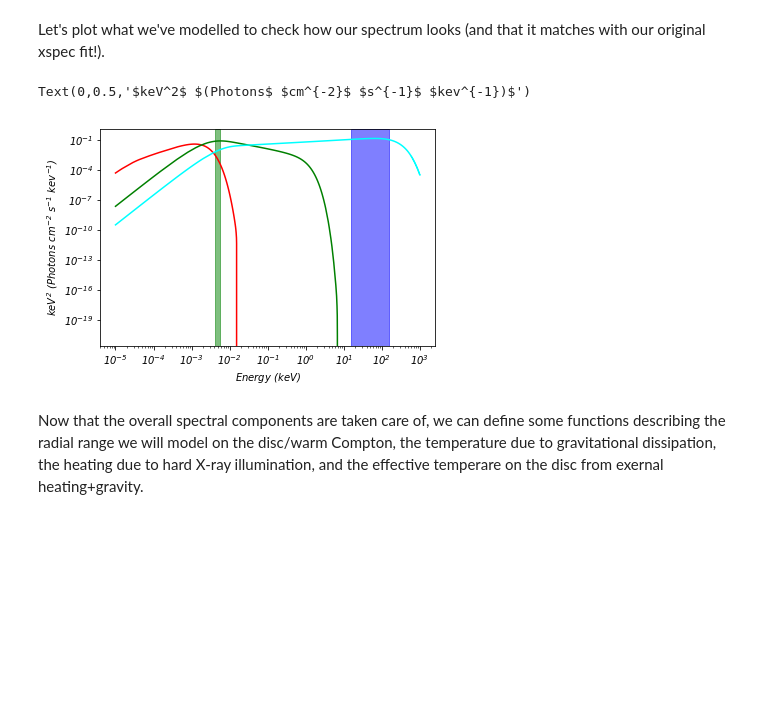
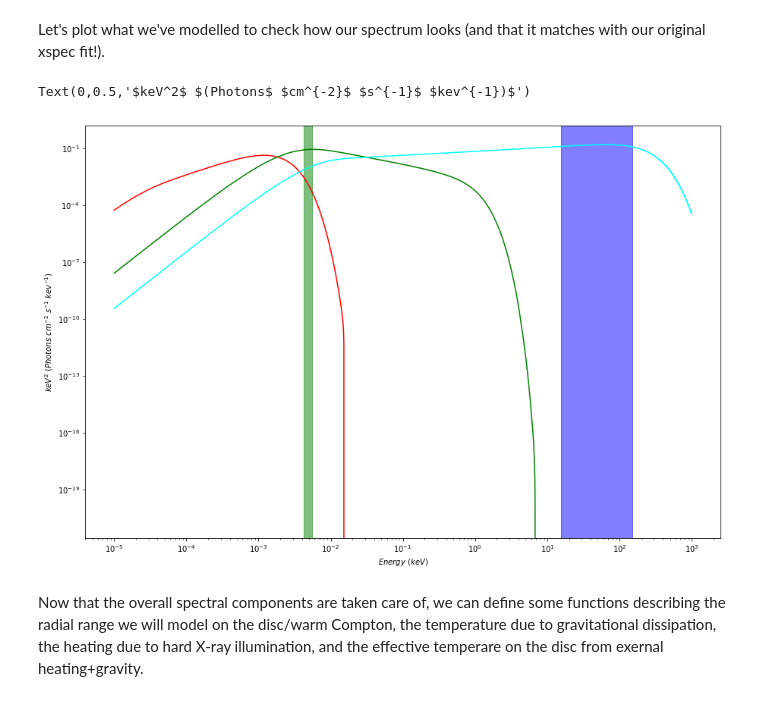
Before and after one commit to RaadMahmoud/AGN_lightcurve_modelling, a Jupyter notebook: lightcurve_extraction_and_modelling_NGC4151_GitHub.ipynb, the cells around one changed output. Saved outputs shown, nothing was run; the diff lists cells and outputs as text; code cells hidden in the pictures; blank space fills up the shorter version.

```diff
--- a/lightcurve_extraction_and_modelling_NGC4151_GitHub.ipynb
+++ b/lightcurve_extraction_and_modelling_NGC4151_GitHub.ipynb
@@ -472,19 +459,19 @@ L_hard = s.lumin[0]*1.0e44 # erg s^-1
 # %% [markdown]
 Let's plot what we've modelled to check how our spectrum looks (and that it matches with our original xspec fit!).
 # %%
-f, ax1 = plt.subplots()
+f, ax1 = plt.subplots(figsize=  (15,10))
 ax1.plot(edat, edat*F_disc_raw, c = 'red')
 ax1.plot(edat, edat*F_soft_raw, c = 'green')
 ax1.plot(edat, edat*F_hard_raw, c = 'cyan')
 ax1.axvspan(12.398/2950., 12.398/2250, color = 'g', alpha =0.5)
 ax1.axvspan(15.5, 150, color = 'b', alpha =0.5)
 ax1.set_xscale('log')
 ax1.set_yscale('log')
 ax1.set_xlabel('$Energy$ $(keV)$')
 ax1.set_ylabel('$keV^2$ $(Photons$ $cm^{-2}$ $s^{-1}$ $kev^{-1})$')
 # %% [output]
 Text(0,0.5,'$keV^2$ $(Photons$ $cm^{-2}$ $s^{-1}$ $kev^{-1})$')
-[figure, old version]
+[figure, new version]
 # %% [markdown]
 Now that the overall spectral components are taken care of, we can define some functions describing the radial range we will model on the disc/warm Compton, the temperature due to gravitational dissipation, the heating due to hard X-ray illumination, and the effective temperare on the disc from exernal heating+gravity.
 # %%
```
Also changed, not shown: parts of 5 cells of this notebook.
